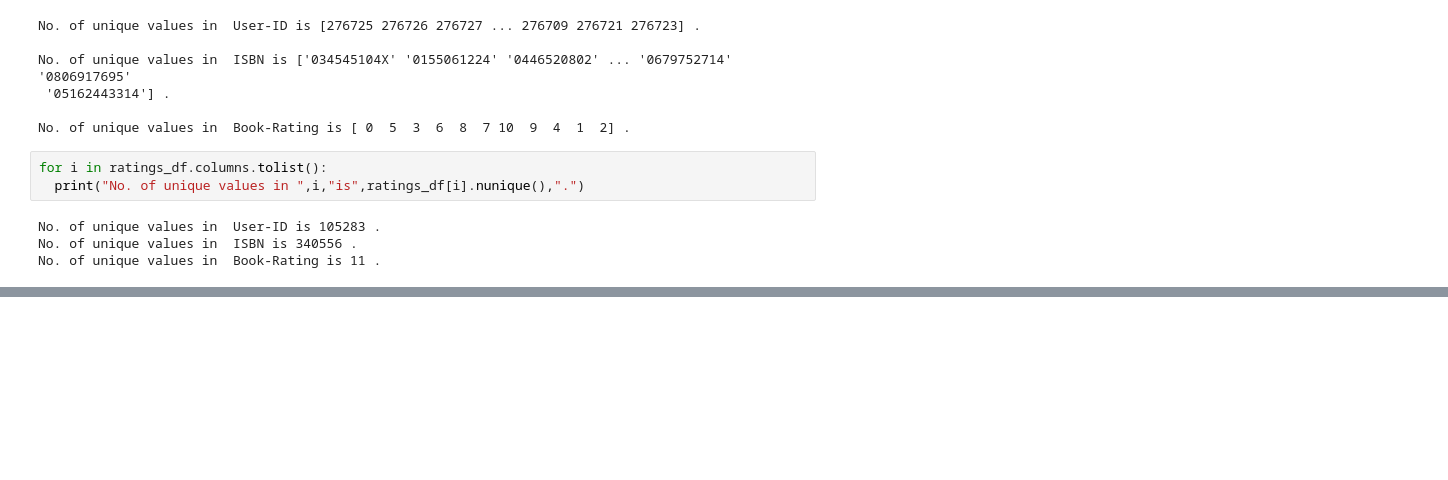
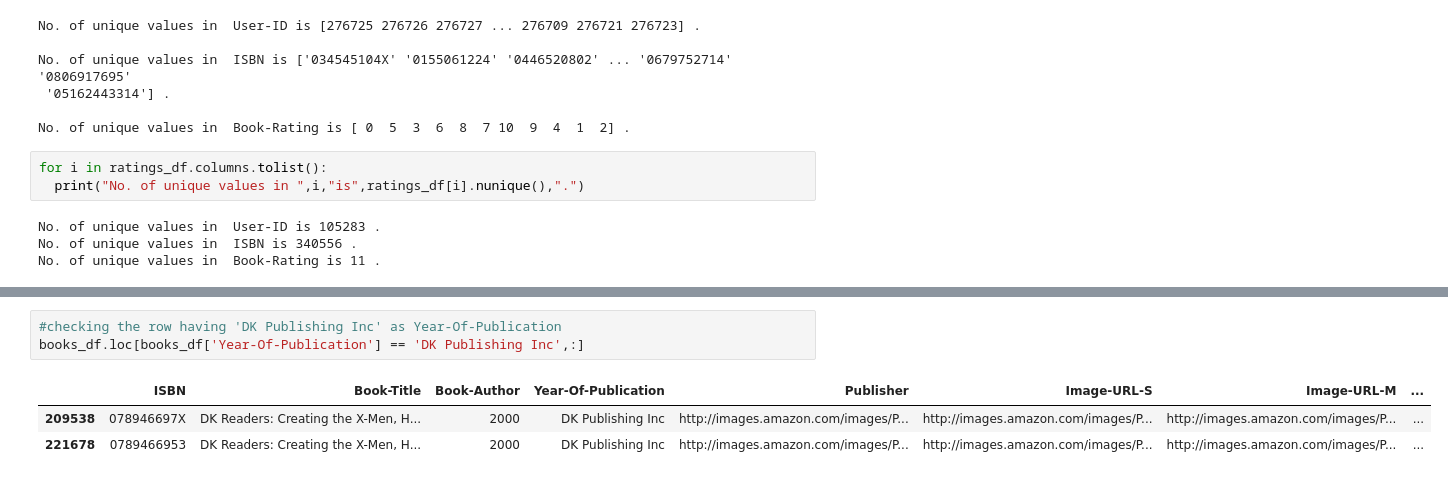
Before and after one commit to rins3005/Book_Recommendation_System, a Jupyter notebook: Rina_Patel_Book_Recommendation_System.ipynb, the cells around one changed output, grey strips where cells are left out. Saved outputs shown, nothing was run; the diff lists cells and outputs as text; blank space fills up the shorter version.

```diff
--- a/Rina_Patel_Book_Recommendation_System.ipynb
+++ b/Rina_Patel_Book_Recommendation_System.ipynb
@@ -481,0 +549,7 @@ No. of unique values in  Book-Rating is 11 .
+# %%
+#checking the row having 'DK Publishing Inc' as Year-Of-Publication
+books_df.loc[books_df['Year-Of-Publication'] == 'DK Publishing Inc',:]
+# %% [output]
+|  | ISBN | Book-Title | Book-Author | Year-Of-Publication | Publisher | Image-URL-S | Image-URL-M | ... |
+| 209538 | 078946697X | DK Readers: Creating the X-Men, H... | 2000 | DK Publishing Inc | http://images.amazon.com/images/P... | http://images.amazon.com/images/P... | http://images.amazon.com/images/P... | ... |
+| 221678 | 0789466953 | DK Readers: Creating the X-Men, H... | 2000 | DK Publishing Inc | http://images.amazon.com/images/P... | http://images.amazon.com/images/P... | http://images.amazon.com/images/P... | ... |
```
Also changed, not shown: parts of 33 cells of this notebook.
